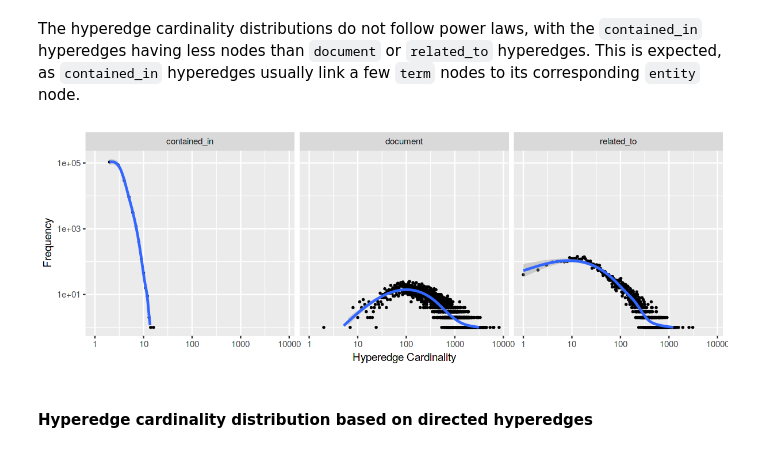
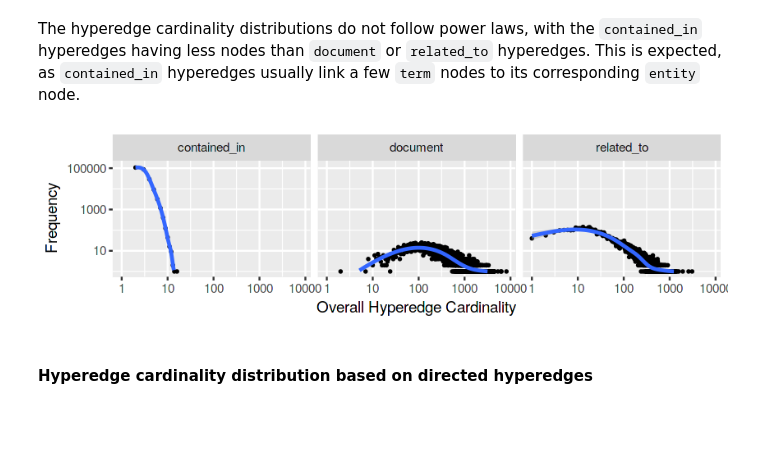
Before and after one commit to feup-infolab/army-ant, a Jupyter notebook: notebooks/hypergraph_of_entity/hypergraph_of_entity.ipynb, the cells around one changed output. Drawn from its saved outputs; the diff is of its cells as text; code cells hidden in the pictures; blank space fills up the shorter version.

```diff
--- a/notebooks/hypergraph_of_entity/hypergraph_of_entity.ipynb
+++ b/notebooks/hypergraph_of_entity/hypergraph_of_entity.ipynb
@@ -182,11 +187,12 @@ plot_degree_per_type(node_degree[node_degree$type == "term", ], "Node OutEdge De
 # %% [markdown]
 The hyperedge cardinality distributions do not follow power laws, with the `contained_in` hyperedges having less nodes than `document` or `related_to` hyperedges. This is expected, as `contained_in` hyperedges usually link a few `term` nodes to its corresponding `entity` node.
 # %%
-options(repr.plot.width=10, repr.plot.height=3.5)
-plot_degree_per_type(edge_cardinality, "Hyperedge Cardinality", "cardinality") +
+options(repr.plot.width=7, repr.plot.height=2)
+plot_degree_per_type(edge_cardinality, "Overall Hyperedge Cardinality", "cardinality") +
     stat_smooth(method = "gam", formula = y ~ s(x, bs = "cs"))
+ggsave(filename = "output/hyperedge_overall_cardinality.png", width = 7, height = 2, dpi = 300)
 # %% [output]
-[figure, old version]
+[figure, new version]
 # %% [markdown]
 #### Hyperedge cardinality distribution based on directed hyperedges
 # %% [markdown]
```
Also changed, not shown: parts of 24 cells of this notebook, 2 other files.
